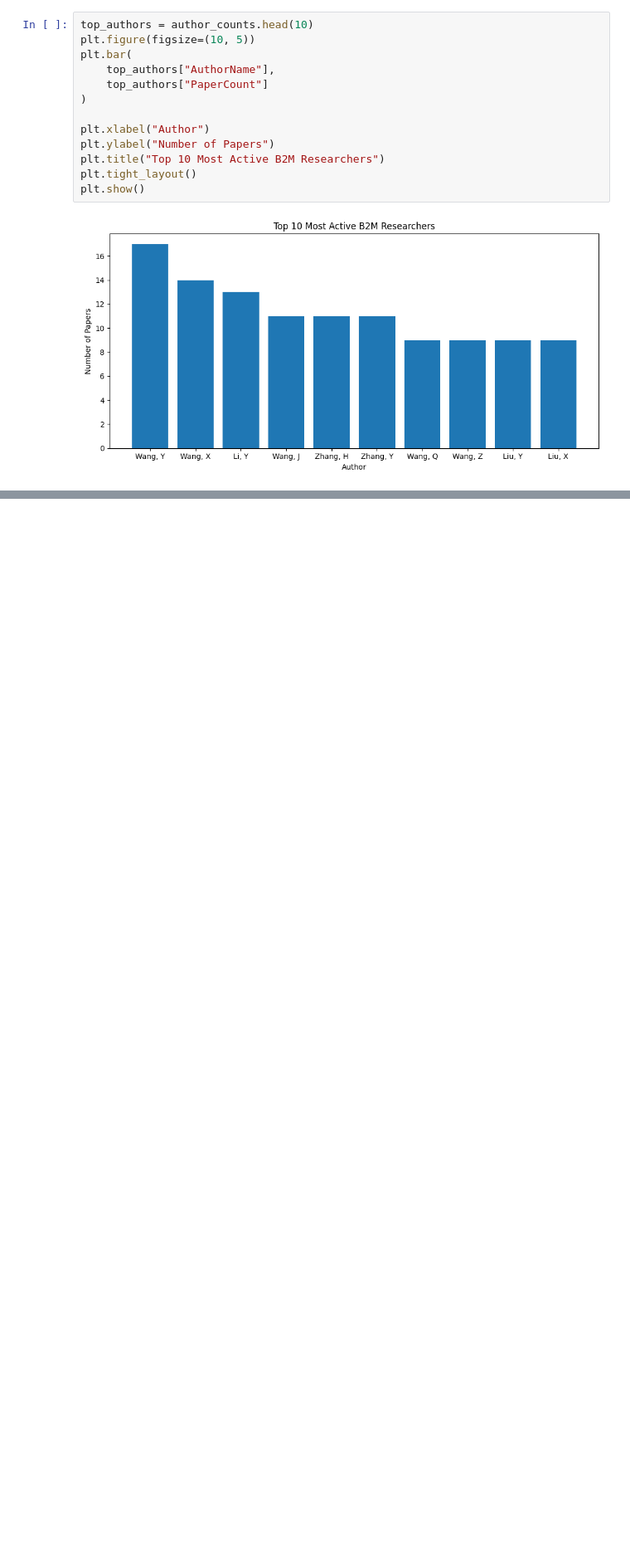
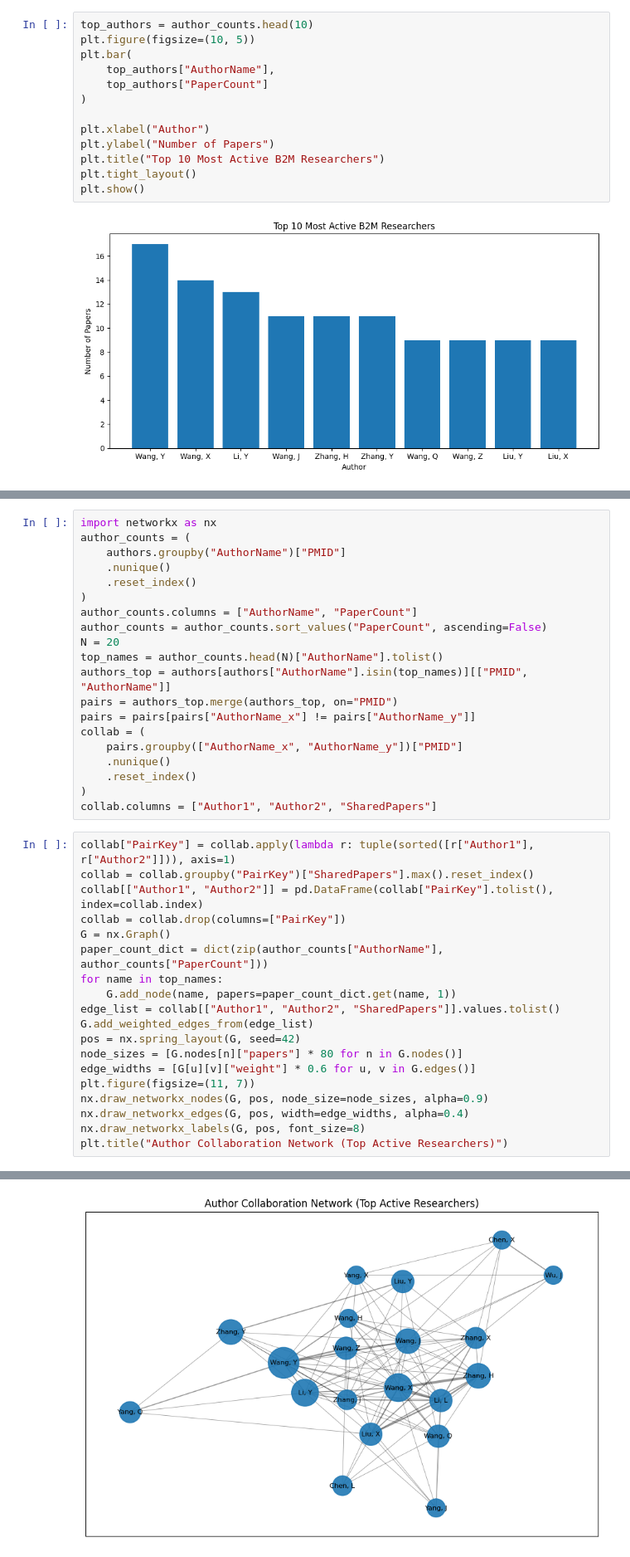
Before and after one commit to LillWawrence/consulting_skills_exam, a Jupyter notebook: anchal.ipynb, the cells around one changed output, grey strips where cells are left out. Shown at 83% size. Drawn from its saved outputs; the diff is of its cells as text; blank space fills up the shorter version.

Commit message:
i made the collaboration network of top active key researchers using affiliation

```diff
--- a/anchal.ipynb
+++ b/anchal.ipynb
@@ -61,0 +118,40 @@ plt.show()
+# %%
+import networkx as nx
+author_counts = (
+    authors.groupby("AuthorName")["PMID"]
+    .nunique()
+    .reset_index()
+)
+author_counts.columns = ["AuthorName", "PaperCount"]
+author_counts = author_counts.sort_values("PaperCount", ascending=False)
+N = 20
+top_names = author_counts.head(N)["AuthorName"].tolist()
+authors_top = authors[authors["AuthorName"].isin(top_names)][["PMID", "AuthorName"]]
+pairs = authors_top.merge(authors_top, on="PMID")
+pairs = pairs[pairs["AuthorName_x"] != pairs["AuthorName_y"]]
+collab = (
+    pairs.groupby(["AuthorName_x", "AuthorName_y"])["PMID"]
+    .nunique()
+    .reset_index()
+)
+collab.columns = ["Author1", "Author2", "SharedPapers"]
+# %%
+collab["PairKey"] = collab.apply(lambda r: tuple(sorted([r["Author1"], r["Author2"]])), axis=1)
+collab = collab.groupby("PairKey")["SharedPapers"].max().reset_index()
+collab[["Author1", "Author2"]] = pd.DataFrame(collab["PairKey"].tolist(), index=collab.index)
+collab = collab.drop(columns=["PairKey"])
+G = nx.Graph()
+paper_count_dict = dict(zip(author_counts["AuthorName"], author_counts["PaperCount"]))
+for name in top_names:
+    G.add_node(name, papers=paper_count_dict.get(name, 1))
+edge_list = collab[["Author1", "Author2", "SharedPapers"]].values.tolist()
+G.add_weighted_edges_from(edge_list)
+pos = nx.spring_layout(G, seed=42)
+node_sizes = [G.nodes[n]["papers"] * 80 for n in G.nodes()]
+edge_widths = [G[u][v]["weight"] * 0.6 for u, v in G.edges()]
+plt.figure(figsize=(11, 7))
+nx.draw_networkx_nodes(G, pos, node_size=node_sizes, alpha=0.9)
+nx.draw_networkx_edges(G, pos, width=edge_widths, alpha=0.4)
+nx.draw_networkx_labels(G, pos, font_size=8)
+plt.title("Author Collaboration Network (Top Active Researchers)")
+# %% [output]
@@ -61,0 +159 @@ plt.show()
+[figure, added]
```
Also changed, not shown: parts of 5 cells of this notebook.
